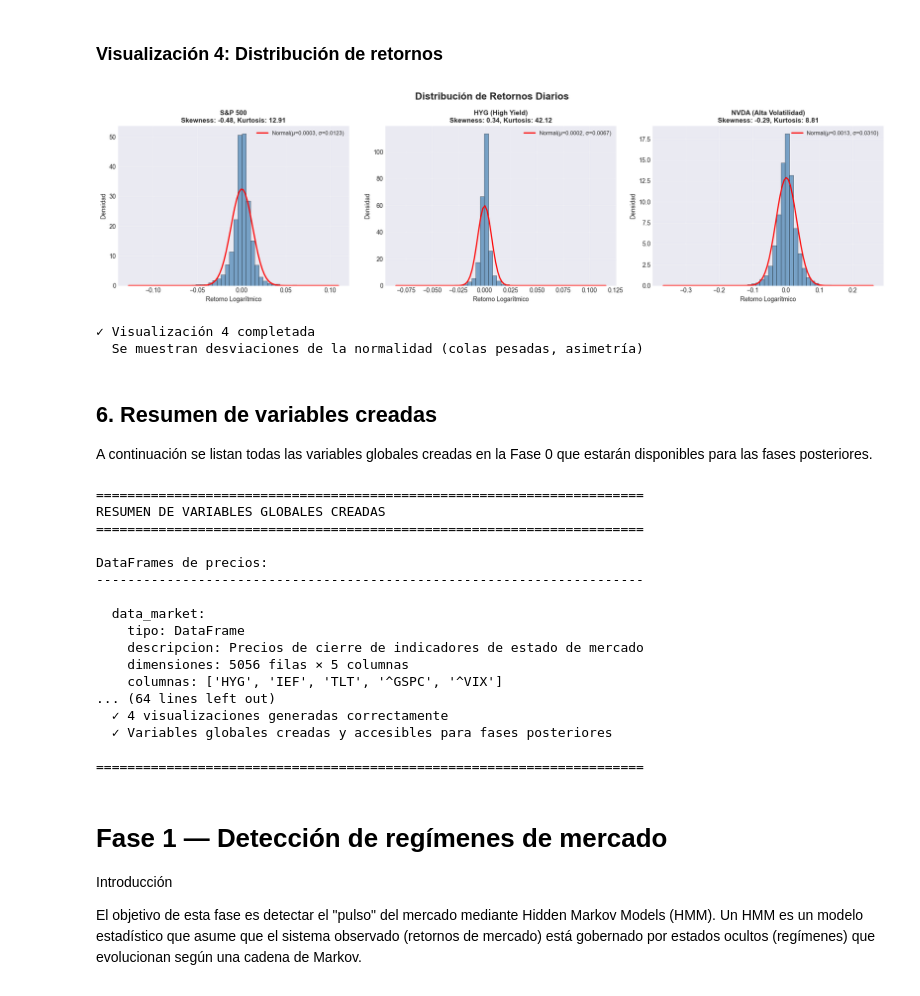
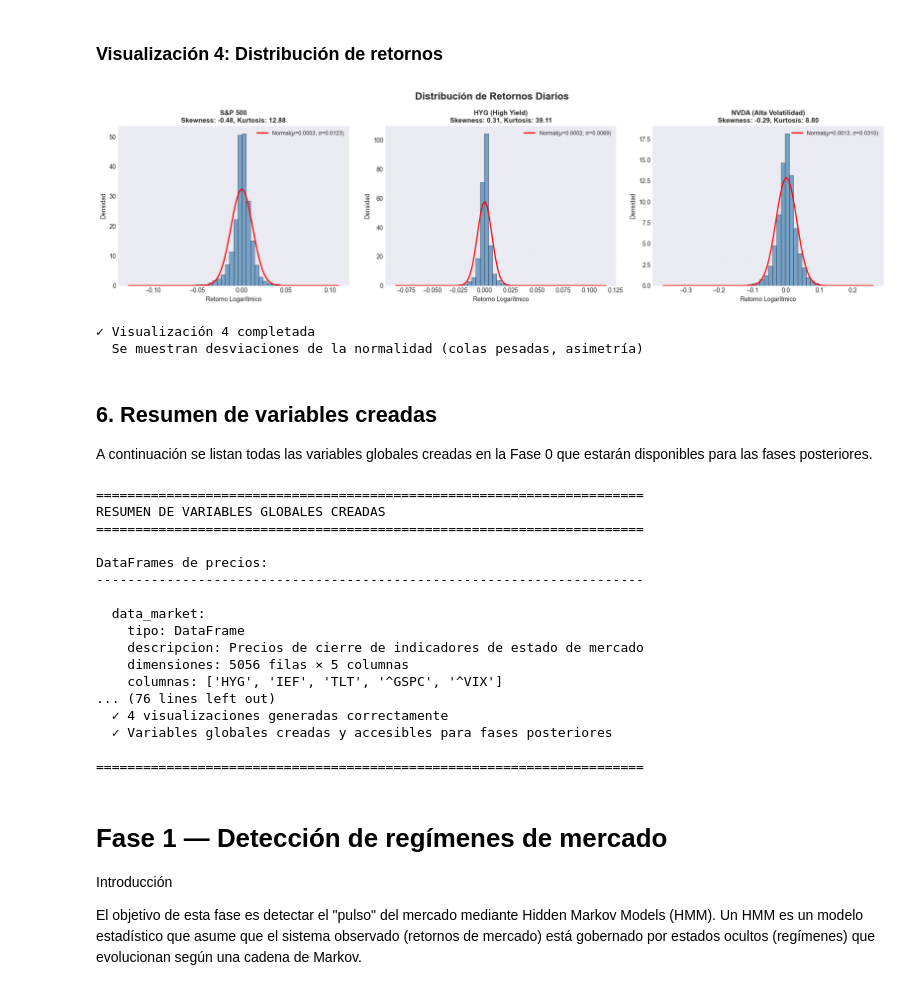
Before and after one commit to Romequinco/TAREA_GESTION_RIESGO, a Jupyter notebook: Tarea_riesgos.ipynb, the cells around one changed output. Saved outputs shown, nothing was run; the diff lists cells and outputs as text; code cells hidden in the pictures.

Commit message:
intento solucion enph datos

```diff
--- a/Tarea_riesgos.ipynb
+++ b/Tarea_riesgos.ipynb
@@ -432,32 +486,31 @@ print("CÁLCULO DE RETORNOS LOGARÍTMICOS")
 print("="*70)
 
 # Retornos logarítmicos: r_t = ln(P_t / P_{t-1})
-returns_market = np.log(data_market / data_market.shift(1)).dropna()
-returns_portfolio = np.log(data_portfolio / data_portfolio.shift(1)).dropna()
+# NO usamos dropna() aquí: preservamos los NaN que indican que un activo aún no había comenzado
+returns_market = np.log(data_market / data_market.shift(1))
+returns_portfolio = np.log(data_portfolio / data_portfolio.shift(1))
 
-# Alinear índices después del cálculo (el dropna puede crear diferencias)
-common_index_returns = returns_market.index.intersection(returns_portfolio.index)
-returns_market = returns_market.loc[common_index_returns]
-returns_portfolio = returns_portfolio.loc[common_index_returns]
+# Alinear índices (deben ser iguales ya)
+assert (returns_market.index == returns_portfolio.index).all(), "Error: Los índices deben coincidir"
 
-# Verificar que no hay NaN
+# Verificar NaN (estos son esperados para activos que comenzaron después de 2006-01-01)
 nan_returns_market = returns_market.isna().sum().sum()
 nan_returns_portfolio = returns_portfolio.isna().sum().sum()
 
 print(f"\n✓ Retornos logarítmicos calculados")
 print(f"  Observaciones en returns_market: {len(returns_market)}")
 print(f"  Observaciones en returns_portfolio: {len(returns_portfolio)}")
-print(f"  NaN en returns_market: {nan_returns_market}")
-print(f"  NaN en returns_portfolio: {nan_returns_portfolio}")
+print(f"  NaN en returns_market: {nan_returns_market} (esperados: activos que comenzaron después de 2006-01-01)")
+print(f"  NaN en returns_portfolio: {nan_returns_portfolio} (esperados: activos que comenzaron después de 2006-01-01)")
 print(f"  Rango temporal: {returns_market.index[0].strftime('%Y-%m-%d')} a {returns_market.index[-1].strftime('%Y-%m-%d')}")
 
 # Verificar alineamiento
 assert len(returns_market) == len(returns_portfolio), "Error: Los retornos no están alineados"
 assert (returns_market.index == returns_portfolio.index).all(), "Error: Los índices de retornos no coinciden"
-assert nan_returns_market == 0, "Error: Hay NaN en returns_market"
-assert nan_returns_portfolio == 0, "Error: Hay NaN en returns_portfolio"
 
 print("\n✓ Verificación de integridad completada")
+print("  NOTA: Los NaN se preservan. Cada activo tendrá NaN antes de su fecha de inicio real.")
+print("  Los cálculos posteriores excluirán automáticamente estos períodos.")
 # %% [output]
 ======================================================================
 CÁLCULO DE RETORNOS LOGARÍTMICOS
@@ -641,43 +714,57 @@ fig.suptitle('Distribución de Retornos Diarios', fontsize=16, fontweight='bold'
 for idx, (ticker, name) in enumerate(assets_to_plot.items()):
     ax = axes[idx]
 
-    # Obtener retornos
+    # Obtener retornos y filtrar por fecha de inicio
     if ticker in returns_market.columns:
-        returns_data = returns_market[ticker]
+        returns_data_full = returns_market[ticker]
+        asset_start_date = start_date_by_market_indicator.get(ticker, None)
     elif ticker in returns_portfolio.columns:
-        returns_data = returns_portfolio[ticker]
+        returns_data_full = returns_portfolio[ticker]
+        asset_start_date = start_date_by_asset.get(ticker, None)
     else:
+        continue
+
+    # Filtrar solo desde fecha de inicio del activo
+    if asset_start_date is not None:
+        returns_data = returns_data_full.loc[returns_data_full.index >= asset_start_date].dropna()
+    else:
+        returns_data = returns_data_full.dropna()
+
+    if len(returns_data) == 0:
+        ax.text(0.5, 0.5, f'Sin datos disponibles\npara {ticker}',
+               ha='center', va='center', transform=ax.transAxes, fontsize=12)
+        ax.set_title(f'{name}', fontsize=11, fontweight='bold')
         continue
 
     # Histograma
     n, bins, patches = ax.hist(returns_data, bins=50, density=True, alpha=0.7,
                                color='steelblue', edgecolor='black', linewidth=0.5)
 
     # Curva normal teórica
     mu = returns_data.mean()
     sigma = returns_data.std()
     x = np.linspace(returns_data.min(), returns_data.max(), 100)
     normal_curve = stats.norm.pdf(x, mu, sigma)
     ax.plot(x, normal_curve, 'r-', linewidth=2, label=f'Normal(μ={mu:.4f}, σ={sigma:.4f})')
 
     # Estadísticas
     skew = stats.skew(returns_data)
     kurt = stats.kurtosis(returns_data)
 
     ax.set_title(f'{name}\nSkewness: {skew:.2f}, Kurtosis: {kurt:.2f}',
                  fontsize=11, fontweight='bold')
     ax.set_xlabel('Retorno Logarítmico', fontsize=10)
     ax.set_ylabel('Densidad', fontsize=10)
     ax.legend(loc='upper right', fontsize=9)
     ax.grid(True, alpha=0.3)
 
 plt.tight_layout()
 plt.show()
 
 print("✓ Visualización 4 completada")
 print("  Se muestran desviaciones de la normalidad (colas pesadas, asimetría)")
 # %% [output]
-[figure, old version]
+[figure, new version]
 ✓ Visualización 4 completada
   Se muestran desviaciones de la normalidad (colas pesadas, asimetría)
 # %% [markdown]
@@ -713,14 +800,14 @@ variables_summary = {
             'descripcion': 'Retornos logarítmicos de indicadores de estado',
             'dimensiones': f"{returns_market.shape[0]} filas × {returns_market.shape[1]} columnas",
             'periodo': f"{returns_market.index[0].strftime('%Y-%m-%d')} a {returns_market.index[-1].strftime('%Y-%m-%d')}",
-            'NaN': '0 (verificado)'
+            'NaN': f"{returns_market.isna().sum().sum()} (esperados: activos que comenzaron después de 2006-01-01)"
         },
         'returns_portfolio': {
             'tipo': 'DataFrame',
             'descripcion': 'Retornos logarítmicos de activos de la cartera',
             'dimensiones': f"{returns_portfolio.shape[0]} filas × {returns_portfolio.shape[1]} columnas",
             'periodo': f"{returns_portfolio.index[0].strftime('%Y-%m-%d')} a {returns_portfolio.index[-1].strftime('%Y-%m-%d')}",
-            'NaN': '0 (verificado)'
+            'NaN': f"{returns_portfolio.isna().sum().sum()} (esperados: activos que comenzaron después de 2006-01-01)"
         }
     },
     'Metadatos': {
@@ -745,6 +832,16 @@ variables_summary = {
             'tipo': 'str',
             'descripcion': 'Fecha final de datos disponibles',
             'valor': end_date
+        },
+        'start_date_by_asset': {
+            'tipo': 'dict',
+            'descripcion': 'Diccionario con fecha de inicio de cotización por activo de cartera',
+            'cantidad': len([k for k, v in start_date_by_asset.items() if v is not None])
+        },
+        'start_date_by_market_indicator': {
+            'tipo': 'dict',
+            'descripcion': 'Diccionario con fecha de inicio de cotización por indicador de mercado',
+            'cantidad': len([k for k, v in start_date_by_market_indicator.items() if v is not None])
         }
     }
 }
@@ -772,7 +869,9 @@ print(f"  ✓ Exactamente {len(portfolio_tickers)} activos en la cartera")
 print(f"  ✓ {len(market_indicators)} indicadores de estado de mercado")
 print("  ✓ Índices temporales alineados entre data_market y data_portfolio")
 print("  ✓ Retornos calculados como logarítmicos")
-print("  ✓ Ningún valor NaN en returns_market ni returns_portfolio")
+print("  ✓ NaN preservados (corresponden a activos que comenzaron después de 2006-01-01)")
+print("  ✓ Fechas de inicio registradas para todos los activos")
+print("  ✓ Política de no imputación implementada")
 print("  ✓ 4 visualizaciones generadas correctamente")
 print("  ✓ Variables globales creadas y accesibles para fases posteriores")
 print("\n" + "="*70)
@@ -789,7 +888,7 @@ DataFrames de precios:
     descripcion: Precios de cierre de indicadores de estado de mercado
     dimensiones: 5056 filas × 5 columnas
     columnas: ['HYG', 'IEF', 'TLT', '^GSPC', '^VIX']
-... (64 lines left out)
+... (76 lines left out)
   ✓ 4 visualizaciones generadas correctamente
   ✓ Variables globales creadas y accesibles para fases posteriores
 
```
Also changed, not shown: parts of 40 cells of this notebook, 1 other file.
